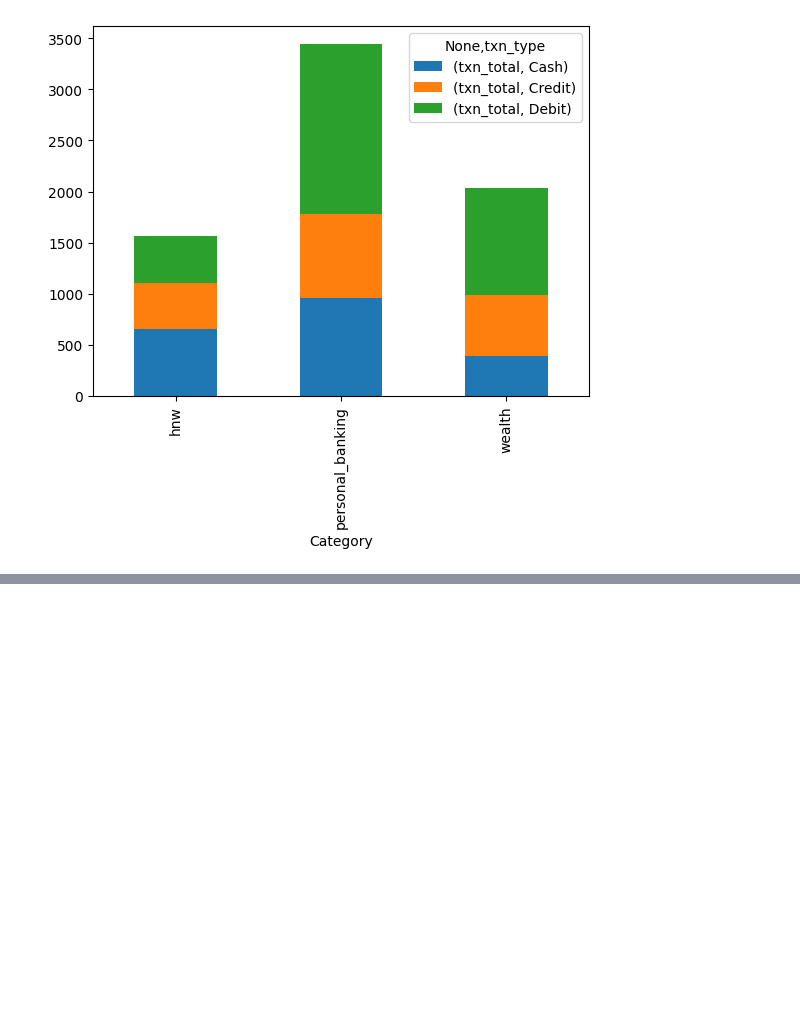
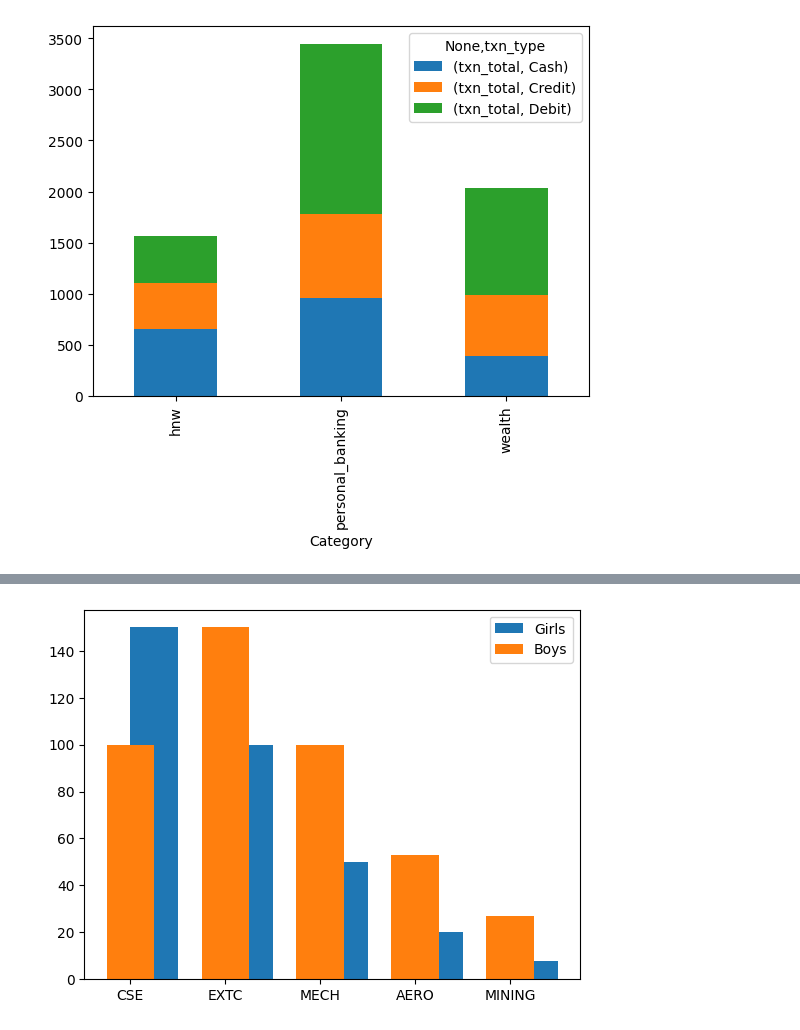
Before and after one commit to PrajwalLuitel/lambton_college_assessments, a Jupyter notebook: data_visualization/class_practice/week2.ipynb, the cells around one changed output, grey strips where cells are left out. Saved outputs shown, nothing was run; the diff lists cells and outputs as text; code cells hidden in the pictures; blank space fills up the shorter version.

```diff
--- a/data_visualization/class_practice/week2.ipynb
+++ b/data_visualization/class_practice/week2.ipynb
@@ -112,0 +136,15 @@ double_grouped.plot(kind="bar", stacked=True)
+# %%
+course_list = ["CSE", "EXTC", "MECH", "AERO", "MINING"]
+barIndexes_alongXaxis = np.arange(len(course_list))
+
+girlsCount_barHeights = [150,100,50,20,8]
+boysCount_barHeights = [100,150,100,53,27]
+
+
+plt.bar(barIndexes_alongXaxis, girlsCount_barHeights, width=0.5, align="edge", label="Girls")
+plt.bar(barIndexes_alongXaxis, boysCount_barHeights, width=0.5, align="center", label="Boys")
+plt.xticks(ticks=barIndexes_alongXaxis, labels=course_list)
+plt.legend()
+plt.show()
+# %% [output]
+[figure, added]
```
Also changed, not shown: parts of 5 cells of this notebook.
